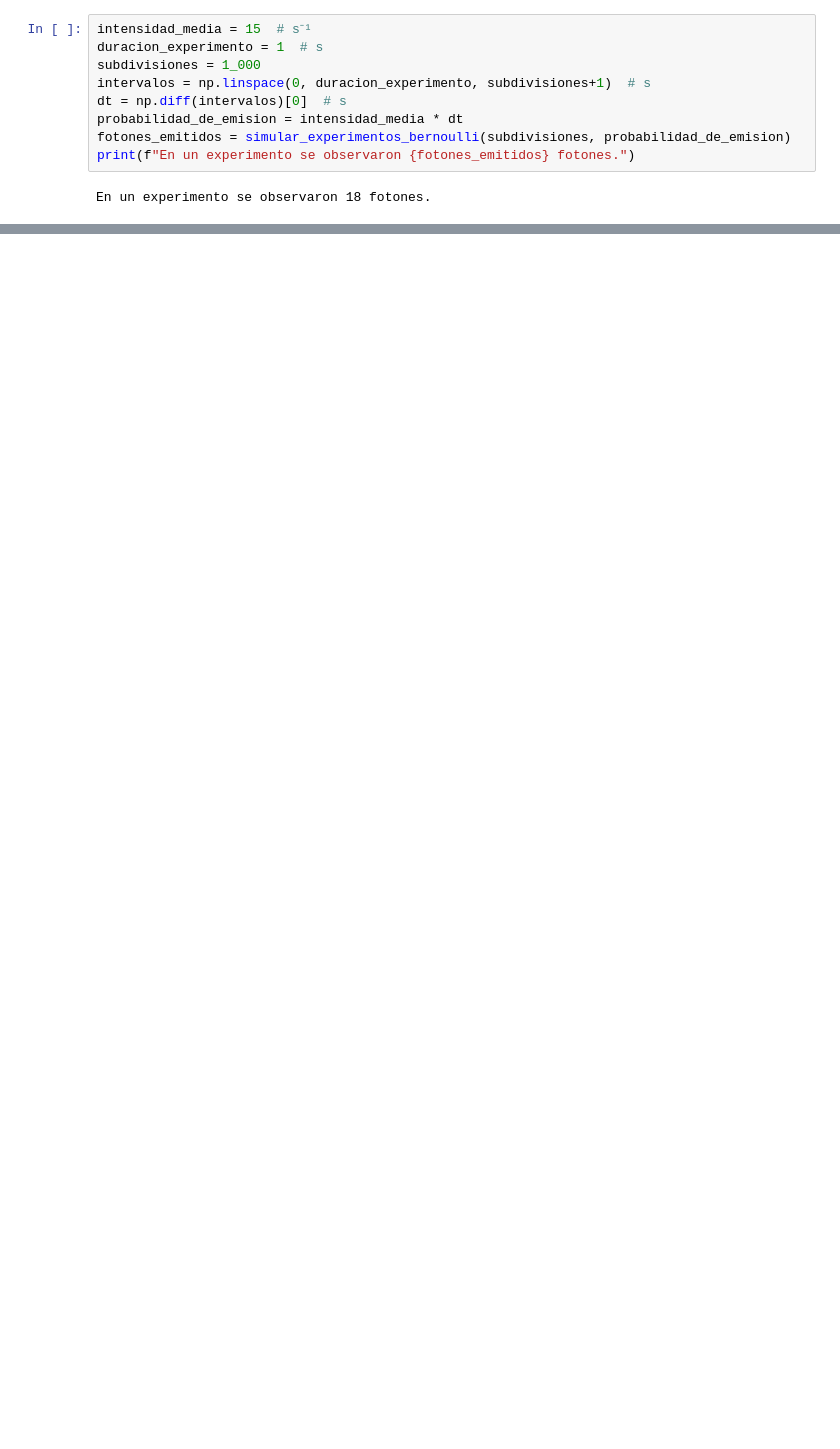
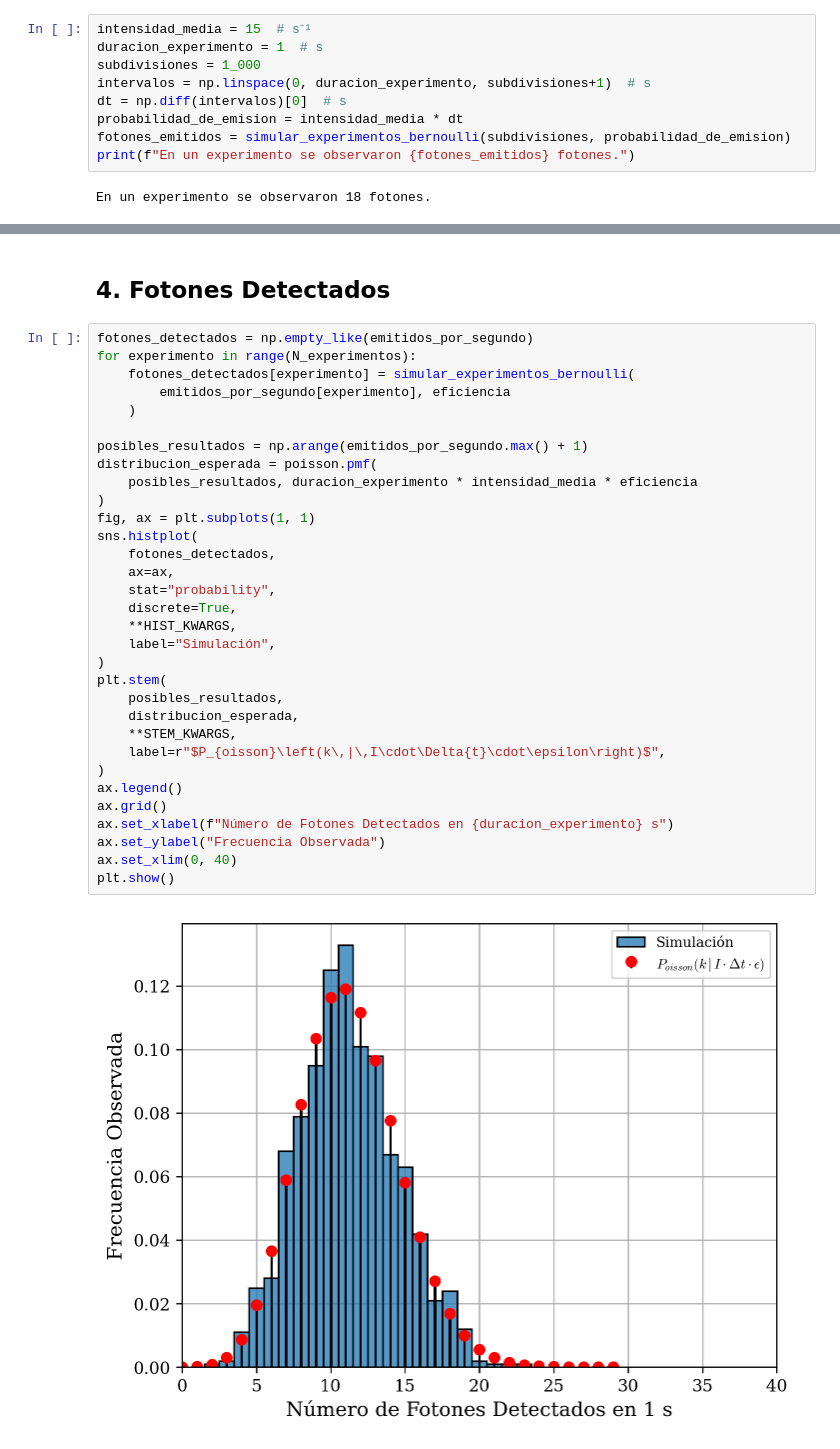
Before and after one commit to agustinbrusco/MEFE, a Jupyter notebook: Código/computacional_1.ipynb, the cells around one changed output, grey strips where cells are left out. Saved outputs shown, nothing was run; the diff lists cells and outputs as text; blank space fills up the shorter version.

```diff
--- a/Código/computacional_1.ipynb
+++ b/Código/computacional_1.ipynb
@@ -126,0 +166,36 @@ plt.show()
+# %% [markdown]
+## 4. Fotones Detectados
+# %%
+fotones_detectados = np.empty_like(emitidos_por_segundo)
+for experimento in range(N_experimentos):
+    fotones_detectados[experimento] = simular_experimentos_bernoulli(
+        emitidos_por_segundo[experimento], eficiencia
+    )
+
+posibles_resultados = np.arange(emitidos_por_segundo.max() + 1)
+distribucion_esperada = poisson.pmf(
+    posibles_resultados, duracion_experimento * intensidad_media * eficiencia
+)
+fig, ax = plt.subplots(1, 1)
+sns.histplot(
+    fotones_detectados,
+    ax=ax,
+    stat="probability",
+    discrete=True,
+    **HIST_KWARGS,
+    label="Simulación",
+)
+plt.stem(
+    posibles_resultados,
+    distribucion_esperada,
+    **STEM_KWARGS,
+    label=r"$P_{oisson}\left(k\,|\,I\cdot\Delta{t}\cdot\epsilon\right)$",
+)
+ax.legend()
+ax.grid()
+ax.set_xlabel(f"Número de Fotones Detectados en {duracion_experimento} s")
+ax.set_ylabel("Frecuencia Observada")
+ax.set_xlim(0, 40)
+plt.show()
+# %% [output]
+[figure, added]
```
Also changed, not shown: parts of 7 cells of this notebook.
